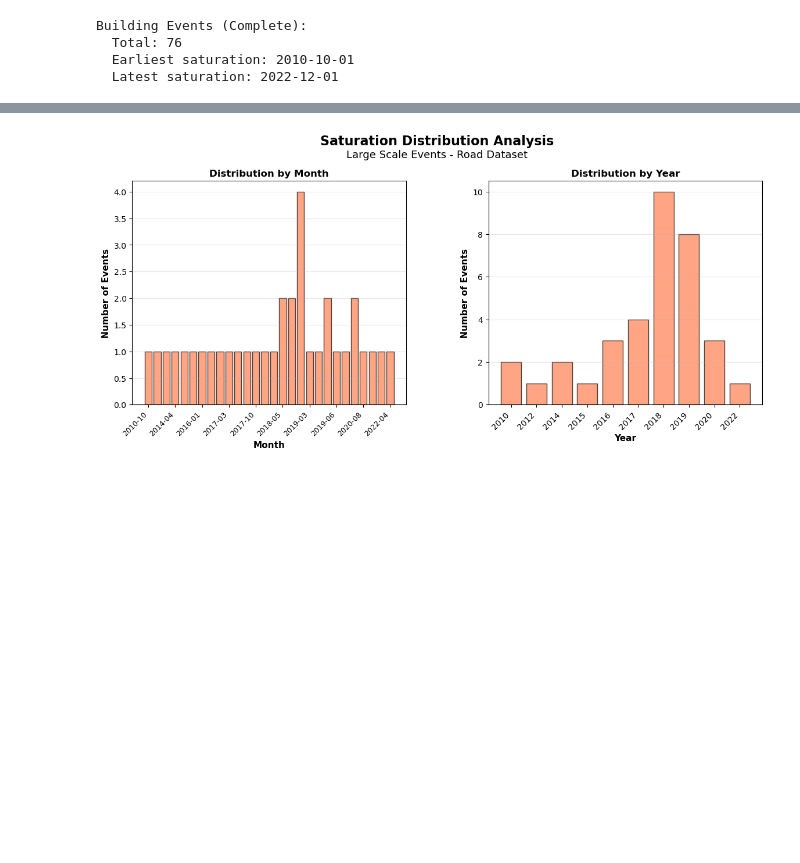
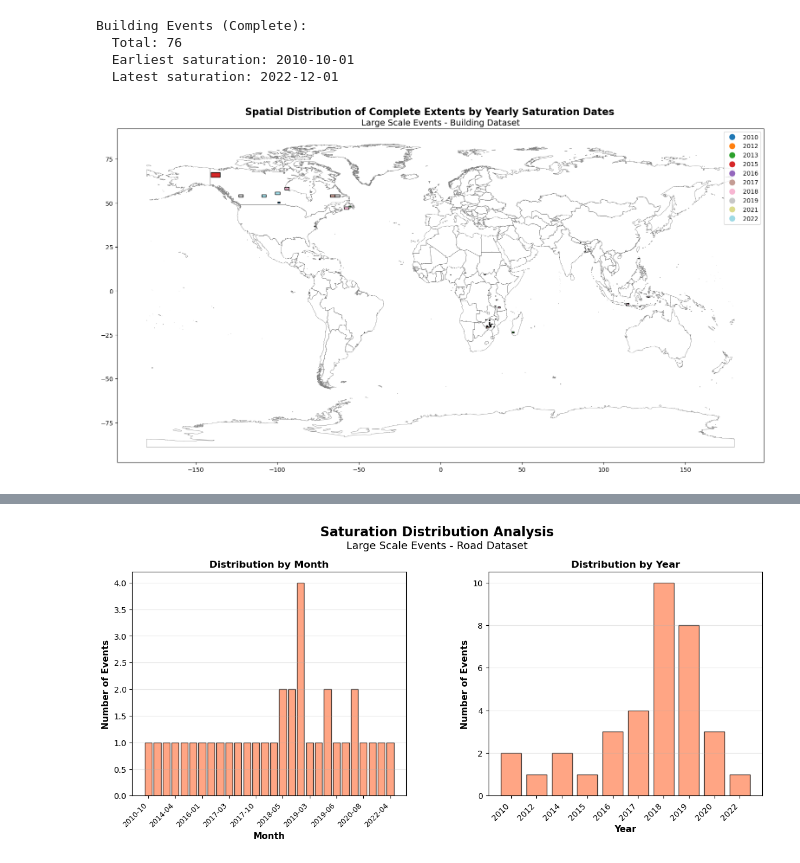
Before and after one commit to Geo-Cultural-Informatics-Lab/OSM-Feature-Completeness, a Jupyter notebook: 6) success statistics for events/success_statistics_events_export.ipynb, the cells around one changed output, grey strips where cells are left out. Drawn from its saved outputs; the diff is of its cells as text; code cells hidden in the pictures; blank space fills up the shorter version.

Commit message:
added maps of the temporal X spatial distribution of completness

```diff
--- a/6) success statistics for events/success_statistics_events_export.ipynb
+++ b/6) success statistics for events/success_statistics_events_export.ipynb
@@ -311,3 +342,6 @@ samp = pd.read_csv(f"{main_dir}\\1) Data\\2) Events export\\events_sample_df.csv
+# %%
+# Countries polygon dataset (as basemap)
+countries = gpd.read_file(r"H:\.shortcut-targets-by-id\1vC82Zl3hhtFy63TpICgdDiHqTHm5dv0h\OSM Projects\Data\countries_polygons\World_Countries.geojson")
 # %% [markdown]
 ### Assess completeness using method
 # %%
@@ -350,6 +384,21 @@ for idx, count_group in road_counts.groupby('idx'):
         break
 
     road_tests.append(res)
+# %%
+# Add results to events gdf for later plotting
+bld_df = pd.DataFrame(bld_tests)[['bbox', 'status', 'saturation_point', 'incompletion_reason']].rename(columns={
+    'status': 'bld_status',
+    'saturation_point': 'bld_saturation_point',
+    'incompletion_reason': 'bld_reason'
+})
+road_df = pd.DataFrame(road_tests)[['bbox', 'status', 'saturation_point', 'incompletion_reason']].rename(columns={
+    'status': 'road_status',
+    'saturation_point': 'road_saturation_point',
+    'incompletion_reason': 'road_reason'
+})
+
+gdf = gdf.merge(bld_df, on='bbox', how='left')
+gdf = gdf.merge(road_df, on='bbox', how='left')
 # %% [markdown]
 ## Panel checks
 
@@ -616,3 +665,18 @@ Building Events (Complete):
   Total: 76
   Earliest saturation: 2010-10-01
   Latest saturation: 2022-12-01
+# %%
+# Create yearly saturation histogram map
+# Quantile bins for saturation dates
+complete_bld_gdf = gdf[gdf['bld_status'] == 'complete'].copy()
+complete_bld_gdf['saturation_year'] = complete_bld_gdf['bld_saturation_point'].dt.year.astype(int)
+
+# Plot the map with quantile categories
+fig, ax = plt.subplots(1, 1, figsize=(20, 10))
+countries.boundary.plot(ax=ax, edgecolor='gray', linewidth=0.5)
+complete_bld_gdf.plot(column='saturation_year', categorical=True, legend=True, ax=ax, cmap='tab20', edgecolor='black')
+ax.set_title('Large Scale Events - Building Dataset', fontsize=14)
+fig.suptitle('Spatial Distribution of Complete Extents by Yearly Saturation Dates', fontsize=16, fontweight='bold', y=0.93)
+plt.show()
+# %% [output]
+[figure, added]
```
Also changed, not shown: parts of 18 cells of this notebook, 4 other files.
